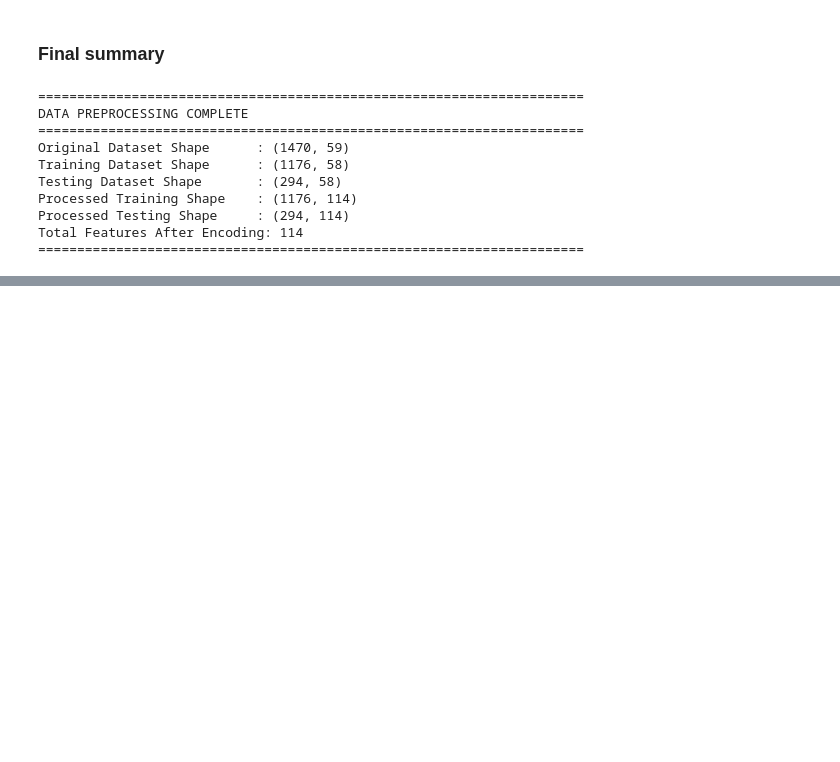
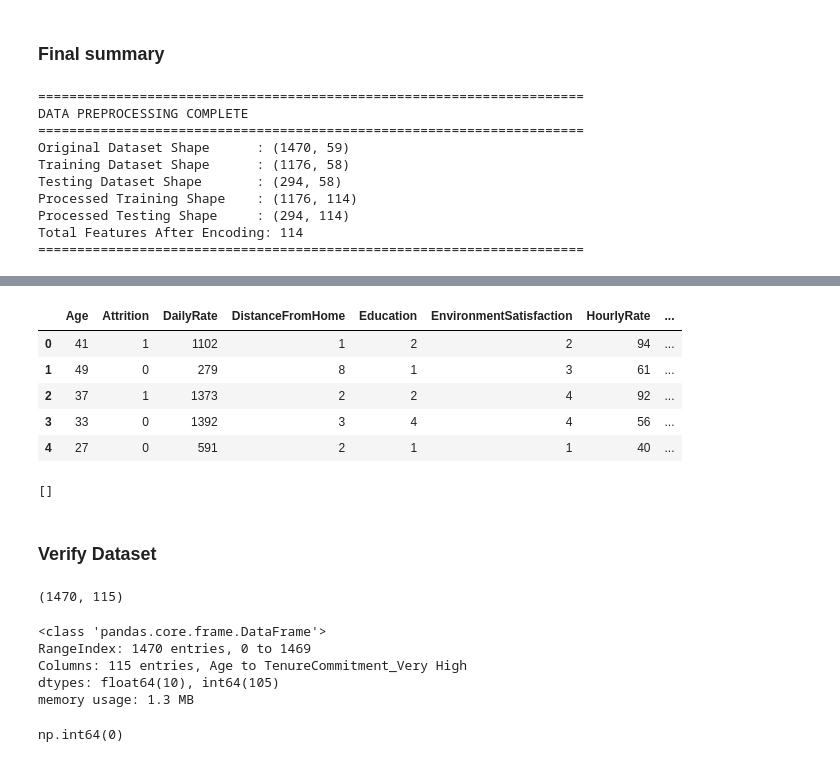
Before and after one commit to FernJoshua/AI-Workforce-Intelligence, a Jupyter notebook: notebooks/04_data_preprocessing.ipynb, the cells around one changed output, grey strips where cells are left out. Drawn from its saved outputs; the diff is of its cells as text; code cells hidden in the pictures; blank space fills up the shorter version.

```diff
--- a/notebooks/04_data_preprocessing.ipynb
+++ b/notebooks/04_data_preprocessing.ipynb
@@ -297,0 +304,6 @@ Total Features After Encoding: 114
+# %%
+categorical_features = df.select_dtypes(
+    include="object"
+).columns.tolist()
+
+categorical_features
@@ -297,0 +330,40 @@ Total Features After Encoding: 114
+# %%
+df = pd.get_dummies(
+    df,
+    columns=categorical_features,
+    drop_first=False,
+    dtype=int
+)
+# %%
+df.head()
+# %% [output]
+|  | Age | Attrition | DailyRate | DistanceFromHome | Education | EnvironmentSatisfaction | HourlyRate | ... |
+| 0 | 41 | 1 | 1102 | 1 | 2 | 2 | 94 | ... |
+| 1 | 49 | 0 | 279 | 8 | 1 | 3 | 61 | ... |
+| 2 | 37 | 1 | 1373 | 2 | 2 | 4 | 92 | ... |
+| 3 | 33 | 0 | 1392 | 3 | 4 | 4 | 56 | ... |
+| 4 | 27 | 0 | 591 | 2 | 1 | 1 | 40 | ... |
+# %%
+remaining = df.select_dtypes(include="object").columns.tolist()
+
+print(remaining)
+# %% [output]
+[]
+# %% [markdown]
+### Verify Dataset
+# %%
+print(df.shape)
+# %% [output]
+(1470, 115)
+# %%
+df.info()
+# %% [output]
+<class 'pandas.core.frame.DataFrame'>
+RangeIndex: 1470 entries, 0 to 1469
+Columns: 115 entries, Age to TenureCommitment_Very High
+dtypes: float64(10), int64(105)
+memory usage: 1.3 MB
+# %%
+df.isna().sum().sum()
+# %% [output]
+np.int64(0)
```
Also changed, not shown: parts of 9 cells of this notebook, 18 other files.
